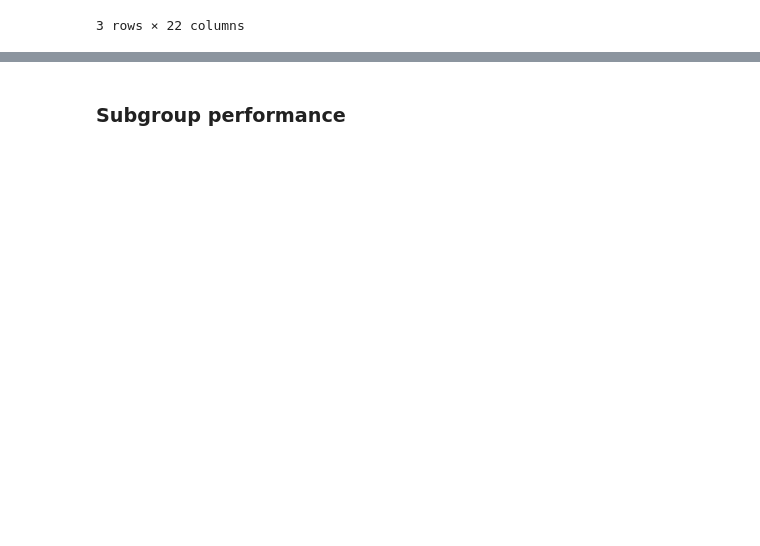
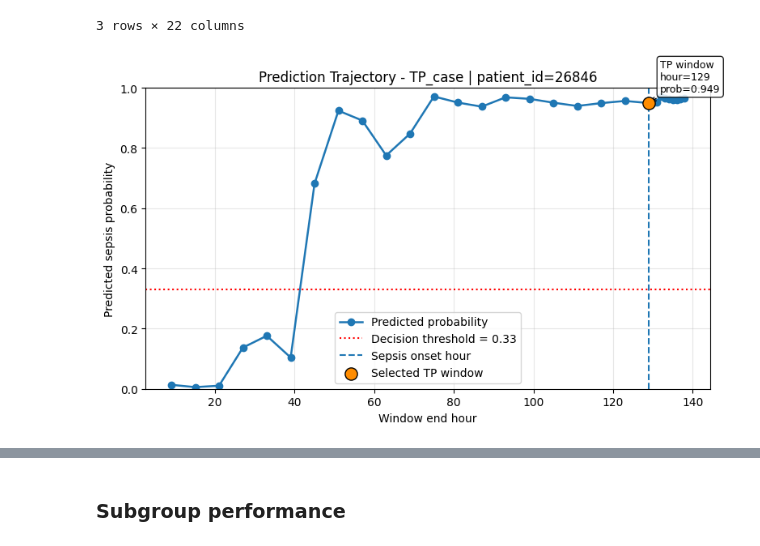
Before and after one commit to thuhieucn/Early-Sepsis-Prediction-in-Intensive-Care-Units, a Jupyter notebook: lstm-model-ensemble.ipynb, the cells around one changed output, grey strips where cells are left out. Drawn from its saved outputs; the diff is of its cells as text; code cells hidden in the pictures; blank space fills up the shorter version.

Commit message:
Kaggle Notebook | lstm-model-ensemble | Version 14 - clean code + add analysis

```diff
--- a/lstm-model-ensemble.ipynb
+++ b/lstm-model-ensemble.ipynb
@@ -311,7 +311,7 @@ def run_full_ensemble_val_search_for_config(cfg):
     Repeated full-ensemble validation search
     - use SEARCH split only
     - do not use X_val / X_test
-    - use a lighter search setup than the final setup to save compute
+    - use the same ensemble size and epoch budget as the final setup
     """
 
     outer_rows = []
@@ -342,6 +342,7 @@ def run_full_ensemble_val_search_for_config(cfg):
             print("-"*70)
 
             K.clear_session()
+            np.random.seed(seed)
             tf.keras.utils.set_random_seed(seed)
 
             subset_patient_ids = search_patient_subsets[member_idx - 1]
@@ -399,7 +400,7 @@ def run_full_ensemble_val_search_for_config(cfg):
                 verbose=0
             )
 
-            # FIX: load best checkpoint trước khi predict
+            # Load the best checkpoint before prediction
             model.load_weights(ckpt_path)
             val_prob = model.predict(X_search_val, verbose=0).ravel()
             val_probs_list.append(val_prob)
@@ -1875,3 +1844,85 @@ display(selected_cases[[
 | FN_case | 2879 | 3449 | FN | 1 | 0 | 0.015821 | 0.007801 | 12 | ... |
 | FP_case | 32932 | 37345 | FP | 0 | 1 | 0.970450 | 0.006477 | 24 | ... |
 3 rows × 22 columns
+# %%
+# Plot prediction trajectories for the selected case-study patients
+DECISION_THRESHOLD = best_threshold
+
+for case_name, case_row in selected_cases.iterrows():
+    patient_id = case_row["patient_id"]
+
+    patient_df = (
+        df_test_analysis[df_test_analysis["patient_id"] == patient_id]
+        .sort_values("window_end_hour")
+        .copy()
+    )
+
+    fig, ax = plt.subplots(figsize=(8, 4.8))
+
+    ax.plot(
+        patient_df["window_end_hour"],
+        patient_df["y_prob"],
+        marker="o",
+        linewidth=1.8,
+        label="Predicted probability",
+    )
+
+    # Decision threshold
+    ax.axhline(
+        DECISION_THRESHOLD,
+        linestyle=":",
+        linewidth=1.5,
+        color="red",
+        label=f"Decision threshold = {DECISION_THRESHOLD:.2f}",
+    )
+
+    # Sepsis onset line for sepsis patients
+    if pd.notna(case_row["onset_hour"]):
+        ax.axvline(
+            case_row["onset_hour"],
+            linestyle="--",
+            linewidth=1.5,
+            color="tab:blue",
+            label="Sepsis onset hour",
+        )
+
+    # Highlight selected case-study window
+    ax.scatter(
+        [case_row["window_end_hour"]],
+        [case_row["y_prob"]],
+        s=120,
+        color="darkorange",
+        edgecolor="black",
+        zorder=5,
+        label=f"Selected {case_row['error_type']} window",
+    )
+
+    # Annotate selected window
+    ax.annotate(
+        (
+            f"{case_row['error_type']} window\n"
+            f"hour={case_row['window_end_hour']:.0f}\n"
+            f"prob={case_row['y_prob']:.3f}"
+        ),
+        xy=(case_row["window_end_hour"], case_row["y_prob"]),
+        xytext=(10, 10),
+        textcoords="offset points",
+        fontsize=9,
+        bbox=dict(boxstyle="round,pad=0.3", fc="white", alpha=0.85),
+        arrowprops=dict(arrowstyle="->", lw=1),
+    )
+
+    ax.set_xlabel("Window end hour")
+    ax.set_ylabel("Predicted sepsis probability")
+    ax.set_title(f"Prediction Trajectory - {case_name} | patient_id={patient_id}")
+    ax.set_ylim(0, 1)
+    ax.grid(True, alpha=0.3)
+
+    handles, labels = ax.get_legend_handles_labels()
+    unique = dict(zip(labels, handles))
+    ax.legend(unique.values(), unique.keys(), loc="best")
+
+    plt.tight_layout()
+    plt.show()
+# %% [output]
+[figure, added]
```
Also changed, not shown: parts of 12 cells of this notebook.
